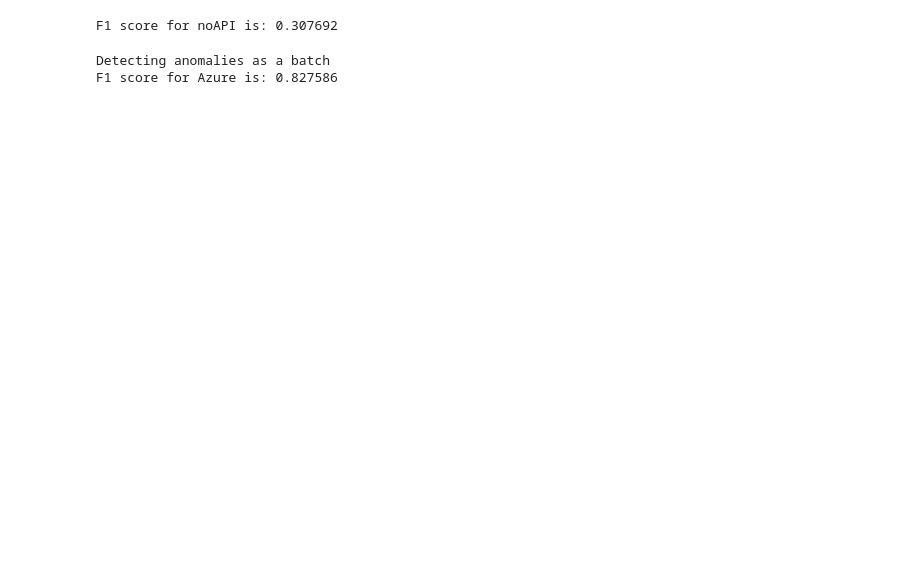
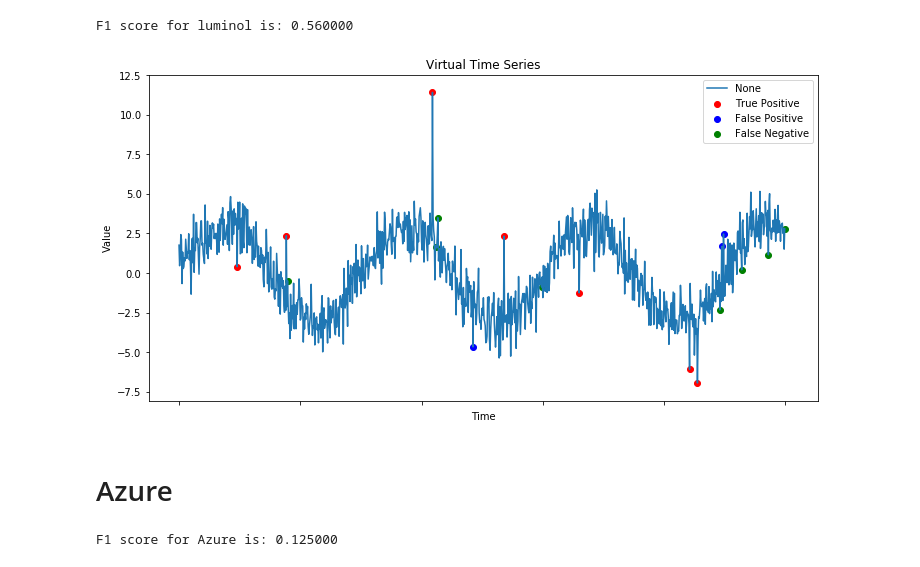
Before and after one commit to luvforsamoyed/AI-API-optimizer, a Jupyter notebook: overall_guide.ipynb, the cells around one changed output. Cells and saved outputs as stored; diff of their text form; code cells hidden in the pictures; blank space fills up the shorter version.

```diff
--- a/overall_guide.ipynb
+++ b/overall_guide.ipynb
@@ -43,11 +103,16 @@ Text(0.5, 1.0, 'Virtual Time Series')
 # %%
-noAPI_f1 = noAPI.f1_metrics(abn_pt, y, ts)
-print("F1 score for noAPI is: %f" %noAPI_f1)
+luminol_f1, lu_true, lu_score = luminol.f1_metrics(abn_pt, y, ts)
+print("F1 score for luminol is: %f" %luminol_f1)
 # %% [output]
-F1 score for noAPI is: 0.307692
+F1 score for luminol is: 0.560000
+# %%
+luminol.vis(y, dt, lu_true, lu_score)
+# %% [output]
+[figure, added]
+# %% [markdown]
+# Azure
 # %%
-azure_f1 = azure.f1_metrics(abn_pt, y, dt)
+azure_f1, az_true, az_score = azure.f1_metrics(abn_pt, y, dt)
 print("F1 score for Azure is: %f" %azure_f1)
 # %% [output]
-Detecting anomalies as a batch
-F1 score for Azure is: 0.827586
+F1 score for Azure is: 0.125000
```
Also changed, not shown: parts of 12 cells of this notebook.
